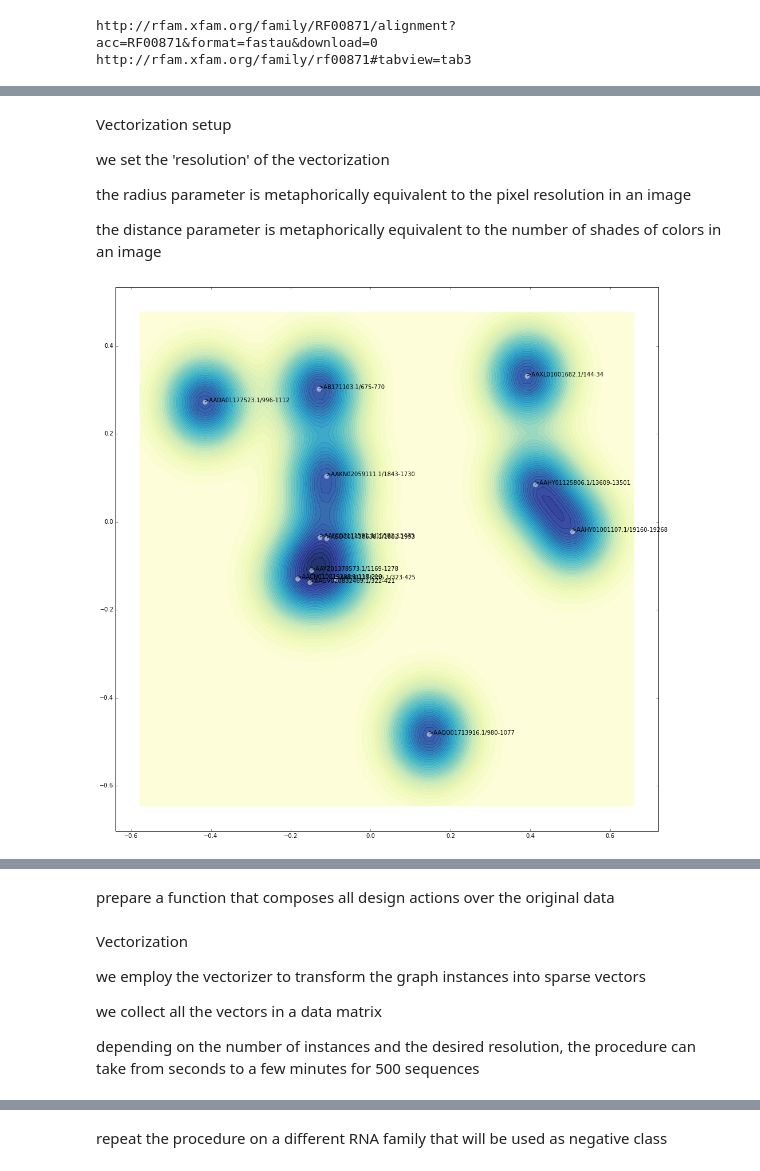
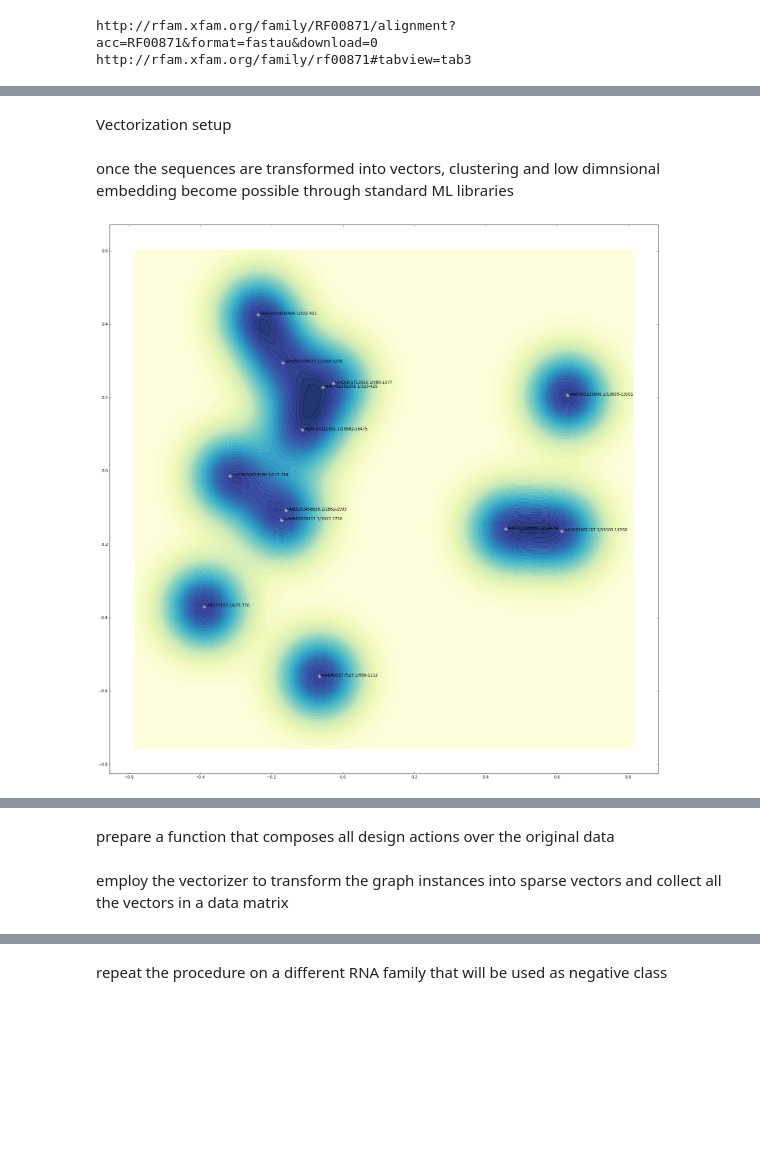
Before and after one commit to fabriziocosta/EDeN, a Jupyter notebook: examples/x 2 RNA.ipynb, the cells around one changed output, grey strips where cells are left out. Saved outputs shown, nothing was run; the diff lists cells and outputs as text; code cells hidden in the pictures; blank space fills up the shorter version.

```diff
--- a/examples/x 2 RNA.ipynb
+++ b/examples/x 2 RNA.ipynb
@@ -47,9 +33,10 @@ stop = id+1
 step = 1
 
 #parameters for visualization
-size = 17
-node_size = 300
-font_size = 11
+size = 25
+node_size = 150
+font_size = 9
+opts={'size':size, 'node_border':False, 'node_size':node_size, 'font_size':font_size, 'vertex_alpha':0.6}
 # %%
 def pre_process(data):
     from eden.modifier.fasta import fasta_to_fasta
@@ -126,7 +106,7 @@ for graph in it.islice(graphs,start,stop,step):
 # %%
 def pre_process(data):
     from eden.converter.rna.rnaplfold import rnaplfold_to_eden
-    graphs = rnaplfold_to_eden(data, window_size = 150, max_bp_span = 100, avg_bp_prob_cutoff = 0.1, max_num_edges = 3)
+    graphs = rnaplfold_to_eden(data, window_size = 150, max_bp_span = 100, avg_bp_prob_cutoff = 0.05, max_num_edges = 4)
 
     from eden.modifier.graph import vertex_attributes
     graphs = vertex_attributes.colorize(graphs, output_attribute = 'level', labels = ['A','U','C','G'])
@@ -166,27 +142,25 @@ for graph in it.islice(graphs,start,stop,step):
-# %% [markdown]
-Vectorization setup
-
-we set the 'resolution' of the vectorization
-
-the radius parameter is metaphorically equivalent to the pixel resolution in an image
-
-the distance parameter is metaphorically equivalent to the number of shades of colors in an image
+# %% [markdown]
+Vectorization setup
 # %%
 from eden.graph import Vectorizer
-vectorizer = Vectorizer( r = 2, d = 2 )
+vectorizer = Vectorizer( r=3, d=5 )
+n_jobs = 1
+# %% [markdown]
+once the sequences are transformed into vectors, clustering and low dimnsional embedding become possible through standard ML libraries
 # %%
+%%time
 from eden.modifier.fasta import fasta_to_fasta, one_line_modifier
-fasta_seqs = fasta_to_fasta( rfam_url( rfam_id ), modifier = one_line_modifier, header_only = True )
+headers = fasta_to_fasta( rfam_url( rfam_id ), modifier=one_line_modifier, header_only=True )
 
 import itertools
 num = 50
 start = 0
 stop = start + num
 
-labels = [label for label in itertools.islice( fasta_seqs, start, stop )]
+labels = [label for label in itertools.islice( headers, start, stop )]
 graphs = itertools.islice( pre_process( rfam_url( rfam_id ) ), start, stop )
 
 from eden.util.display import embed2D
-embed2D( graphs, vectorizer, labels = labels, size = size , gamma = 100 , colormap = 'YlGnBu' )
+embed2D( graphs, vectorizer, labels=labels, size=size, gamma=80 , colormap='YlGnBu' )
 # %% [output]
-[figure, old version]
+[figure, new version]
@@ -198,13 +174,7 @@ def pre_process( data ):
     graphs = rnashapes_to_eden( data, shape_type = 5, energy_range = 35, max_num = 3 )
     return graphs
 # %% [markdown]
-Vectorization
-
-we employ the vectorizer to transform the graph instances into sparse vectors
-
-we collect all the vectors in a data matrix
-
-depending on the number of instances and the desired resolution, the procedure can take from seconds to a few minutes for 500 sequences
+employ the vectorizer to transform the graph instances into sparse vectors and collect all the vectors in a data matrix
 # %%
 %%time
 graphs = pre_process( rfam_url( rfam_id ) )
```
Also changed, not shown: parts of 12 cells of this notebook, 4 other files.
